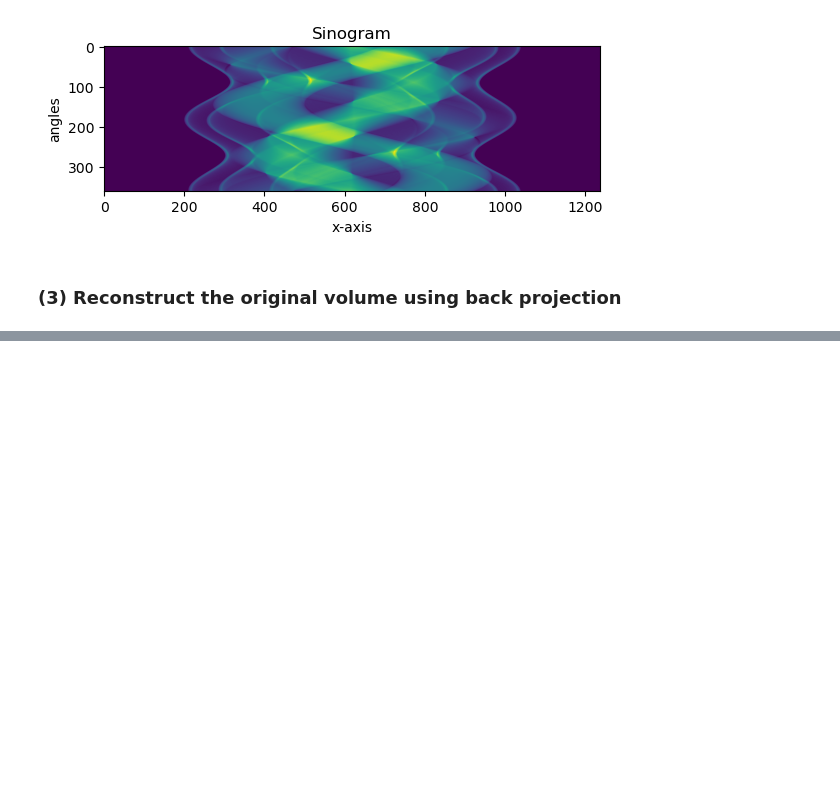
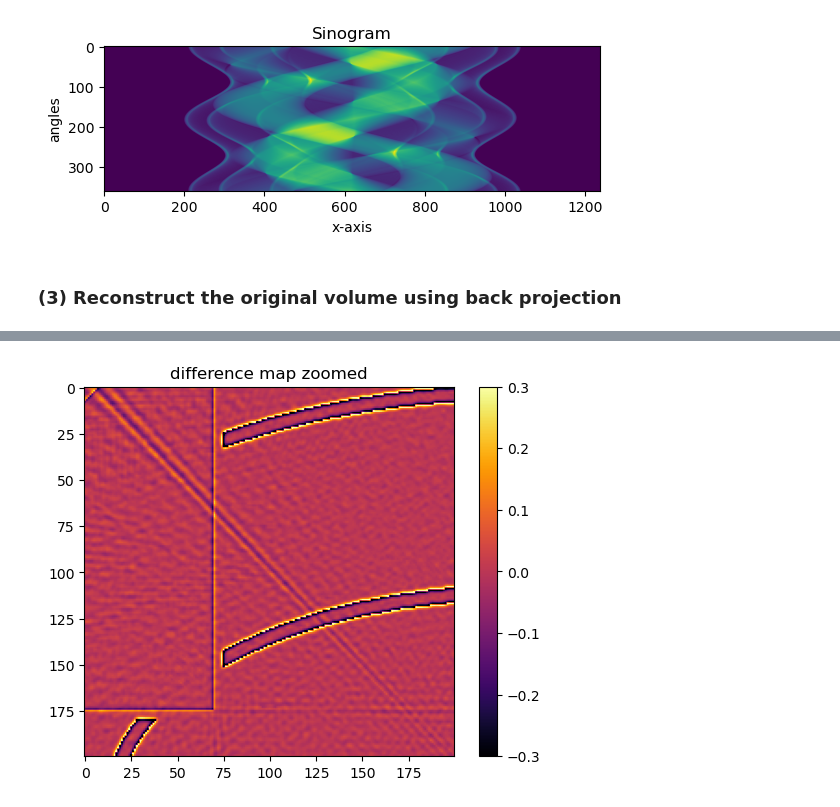
Before and after one commit to MaPhewJ/EIL_image_processing, a Jupyter notebook: Virtual_Sample.ipynb, the cells around one changed output, grey strips where cells are left out. Cells and saved outputs as stored; diff of their text form; code cells hidden in the pictures; blank space fills up the shorter version.

```diff
--- a/Virtual_Sample.ipynb
+++ b/Virtual_Sample.ipynb
@@ -135,0 +156,7 @@ plt.show()
+# %%
+plt.imshow(diff[400:600, 400:600], cmap = 'inferno', vmin = -0.3, vmax = 0.3)
+plt.title('difference map zoomed')
+plt.colorbar()
+plt.show()
+# %% [output]
+[figure, added]
```
Also changed, not shown: parts of 6 cells of this notebook.
